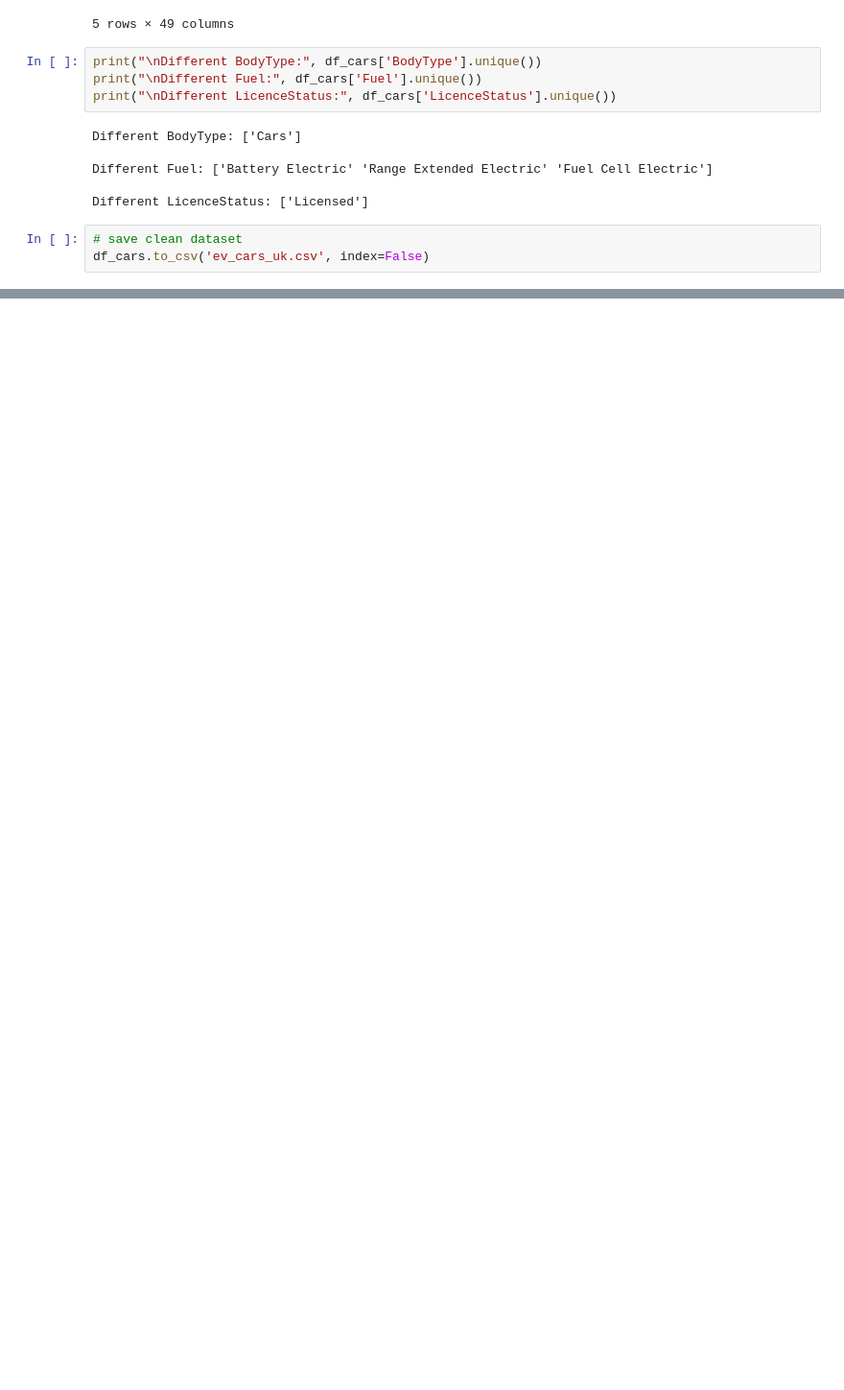
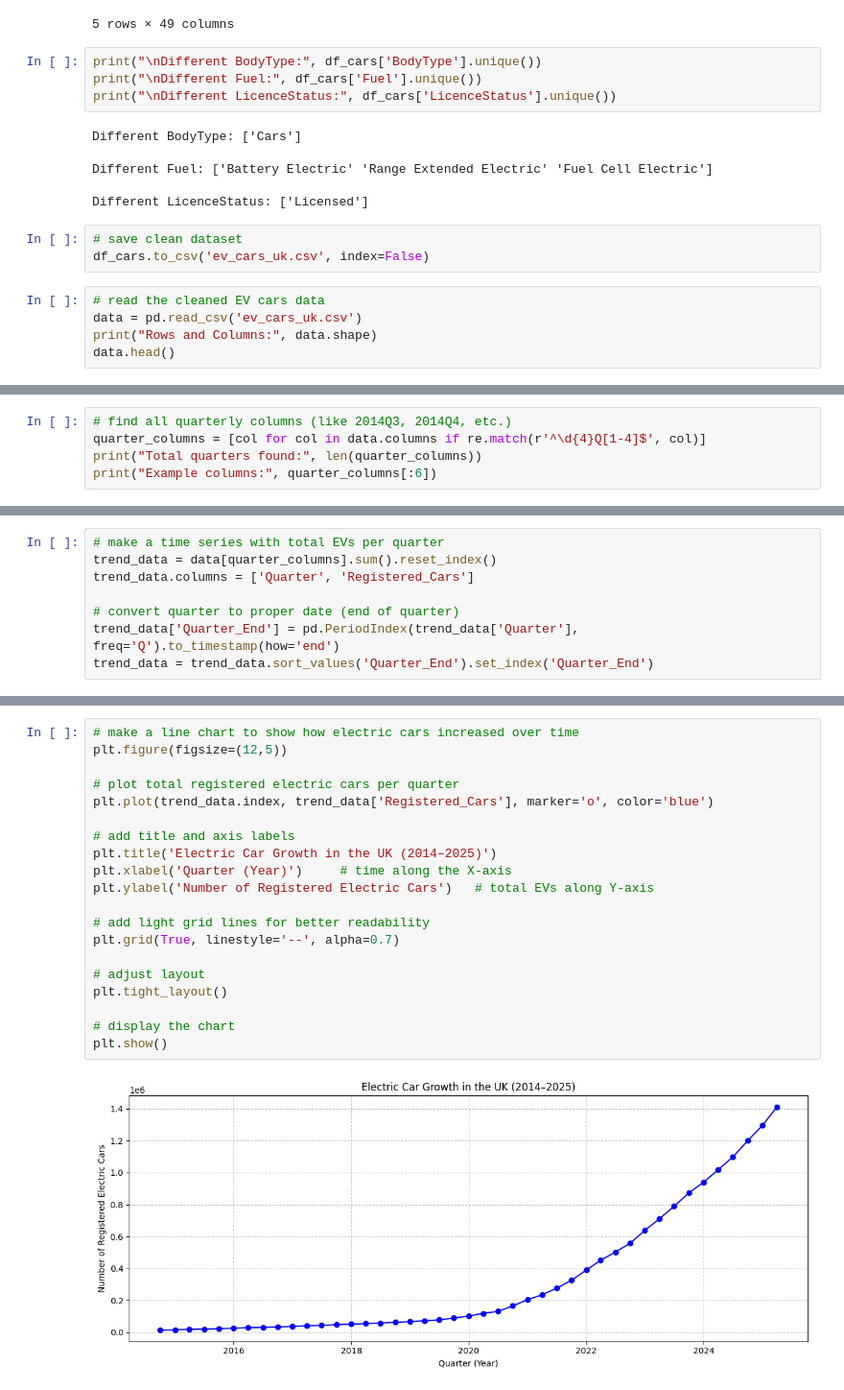
Before and after one commit to vinaykotadiya/ev-adoption-forecast, a Jupyter notebook: ZEV_Forcasting_Time_Series.ipynb, the cells around one changed output, grey strips where cells are left out. Shown: that part at 96% size. Cells and saved outputs as stored; diff of their text form; blank space fills up the shorter version.

Commit message:
Done EDA and Data PreProcessing

```diff
--- a/ZEV_Forcasting_Time_Series.ipynb
+++ b/ZEV_Forcasting_Time_Series.ipynb
@@ -100,3 +106,8 @@ Different LicenceStatus: ['Licensed']
 # %%
 # save clean dataset
 df_cars.to_csv('ev_cars_uk.csv', index=False)
+# %%
+# read the cleaned EV cars data
+data = pd.read_csv('ev_cars_uk.csv')
+print("Rows and Columns:", data.shape)
+data.head()
@@ -102,0 +125,5 @@ df_cars.to_csv('ev_cars_uk.csv', index=False)
+# %%
+# find all quarterly columns (like 2014Q3, 2014Q4, etc.)
+quarter_columns = [col for col in data.columns if re.match(r'^\d{4}Q[1-4]$', col)]
+print("Total quarters found:", len(quarter_columns))
+print("Example columns:", quarter_columns[:6])
@@ -102,0 +133,8 @@ df_cars.to_csv('ev_cars_uk.csv', index=False)
+# %%
+# make a time series with total EVs per quarter
+trend_data = data[quarter_columns].sum().reset_index()
+trend_data.columns = ['Quarter', 'Registered_Cars']
+
+# convert quarter to proper date (end of quarter)
+trend_data['Quarter_End'] = pd.PeriodIndex(trend_data['Quarter'], freq='Q').to_timestamp(how='end')
+trend_data = trend_data.sort_values('Quarter_End').set_index('Quarter_End')
@@ -102,0 +153,22 @@ df_cars.to_csv('ev_cars_uk.csv', index=False)
+# %%
+# make a line chart to show how electric cars increased over time
+plt.figure(figsize=(12,5))
+
+# plot total registered electric cars per quarter
+plt.plot(trend_data.index, trend_data['Registered_Cars'], marker='o', color='blue')
+
+# add title and axis labels
+plt.title('Electric Car Growth in the UK (2014–2025)')
+plt.xlabel('Quarter (Year)')     # time along the X-axis
+plt.ylabel('Number of Registered Electric Cars')   # total EVs along Y-axis
+
+# add light grid lines for better readability
+plt.grid(True, linestyle='--', alpha=0.7)
+
+# adjust layout
+plt.tight_layout()
+
+# display the chart
+plt.show()
+# %% [output]
+[figure, added]
```
Also changed, not shown: parts of 18 cells of this notebook.
